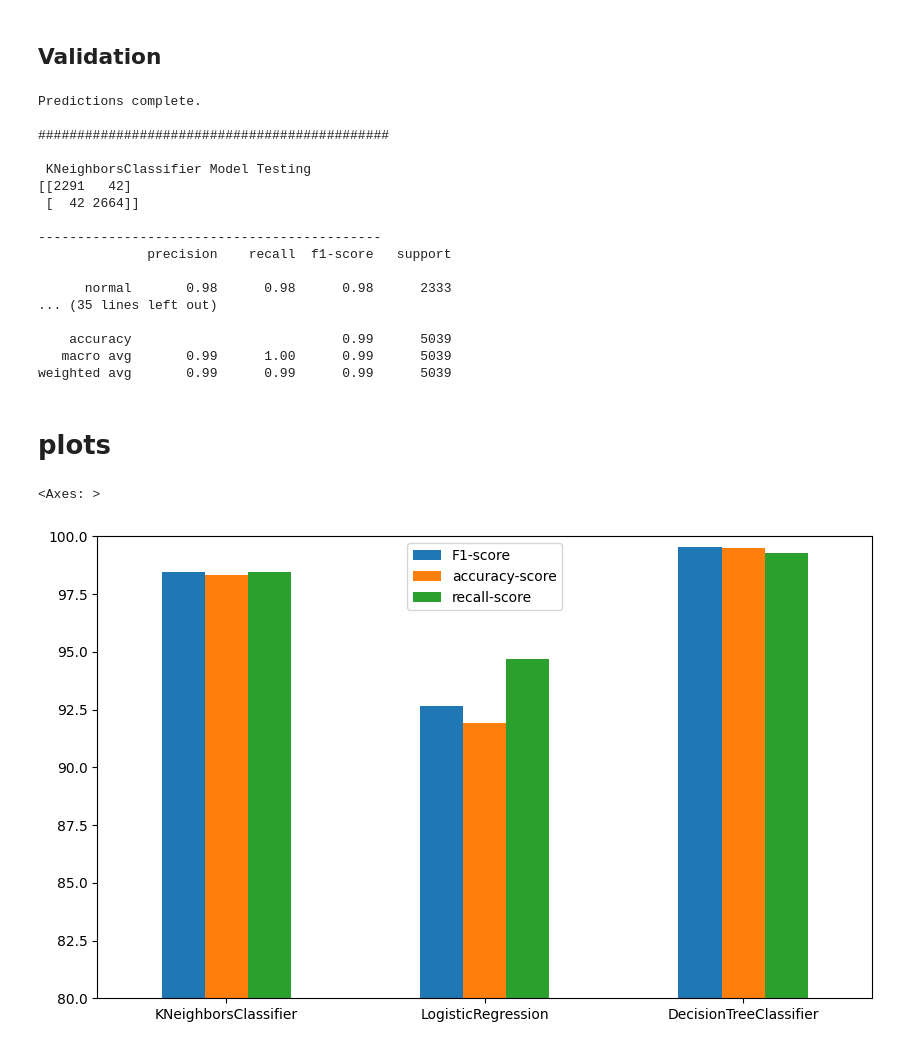
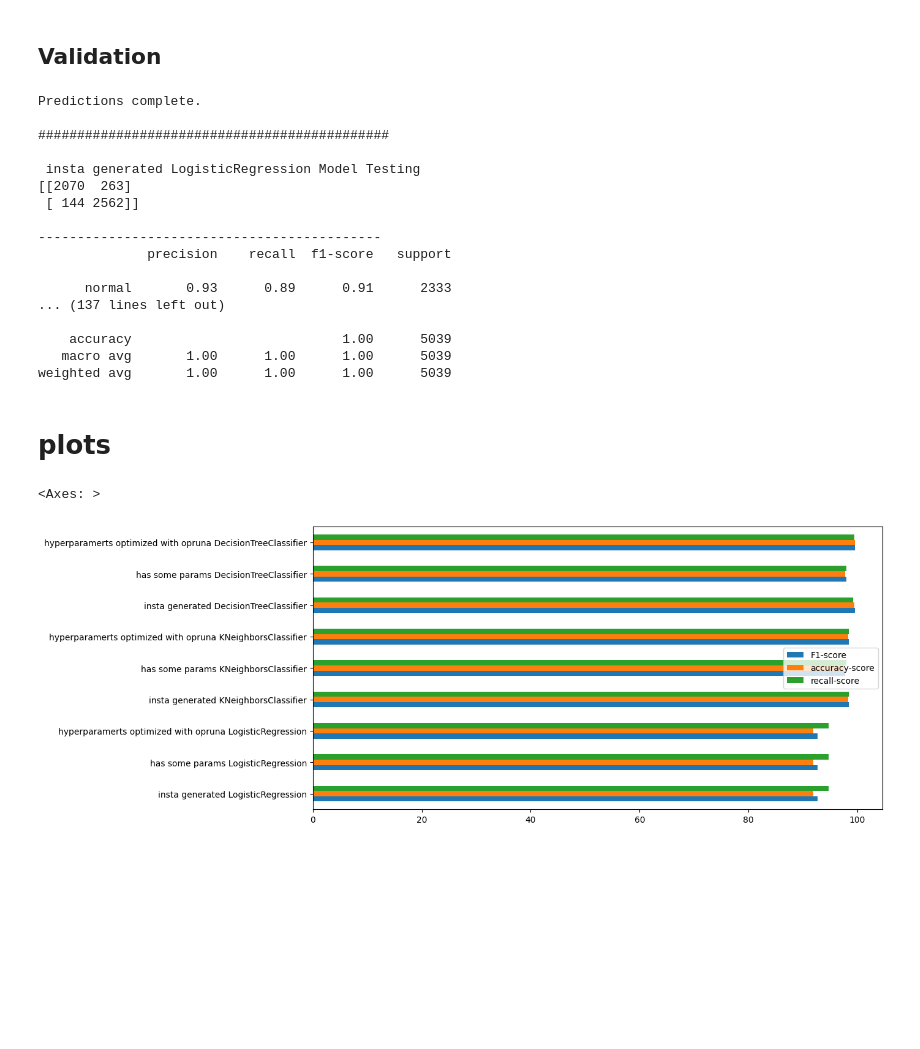
Before and after one commit to csosgic/thesis-repo, a Jupyter notebook: listings/py_proc/data.ipynb, the cells around one changed output. Cells and saved outputs as stored; diff of their text form; code cells hidden in the pictures; blank space fills up the shorter version.

```diff
--- a/listings/py_proc/data.ipynb
+++ b/listings/py_proc/data.ipynb
@@ -119,7 +101,9 @@ for col in test_data.columns:
 x = data.drop("class", axis=1)
 y = data["class"]
 
-rfe = RFE(RandomForestClassifier(), n_features_to_select=10)
+rf_model = RandomForestClassifier()
+
+rfe = RFE(rf_model, n_features_to_select=10)
 rfe = rfe.fit(x, y)
 
 feature_map = [(i, v) for i, v in itertools.zip_longest(rfe.get_support(), x.columns)]
@@ -300,21 +308,21 @@ WITH optuna hyperparameter optimization
 # %% [markdown]
 ## Decision Tree Classifier
 # %%
-model = DecisionTreeClassifier(criterion ="entropy", max_depth = 4)
+no_optuna_dt_model = DecisionTreeClassifier(criterion ="entropy", max_depth = 4)
 start_time = time.time()
-model.fit(x, y.values.ravel())
+no_optuna_dt_model.fit(x, y.values.ravel())
 end_time = time.time()
 print("\tTraining time: ", end_time-start_time)
 
 
 start_time = time.time()
-y_test_pred = model.predict(x)
+y_test_pred = no_optuna_dt_model.predict(x)
 end_time = time.time()
 print("\tTesting time: ", end_time-start_time)
 
 
-dt_no_optuna_score= model.score(x, y)
-dt_no_optuna_test_score= model.score(x_test, y_test)
+dt_no_optuna_score= no_optuna_dt_model.score(x, y)
+dt_no_optuna_test_score= no_optuna_dt_model.score(x_test, y_test)
 
 print("\ttraining score : ", dt_no_optuna_score)
 print("\ttesting  score : ", dt_no_optuna_test_score)
@@ -339,10 +347,10 @@ study_dt.optimize(tree_search, n_trials=30)
 print("\t", study_dt.best_trial)
 
 
-dt = DecisionTreeClassifier(max_features = study_dt.best_trial.params['dt_max_features'], max_depth = study_dt.best_trial.params['dt_max_depth'])
-dt.fit(x, y)
+dt_model = DecisionTreeClassifier(max_features = study_dt.best_trial.params['dt_max_features'], max_depth = study_dt.best_trial.params['dt_max_depth'])
+dt_model.fit(x, y)
 
-dt_score, dt_test_score = dt.score(x, y), dt.score(x_test, y_test)
+dt_score, dt_test_score = dt_model.score(x, y), dt_model.score(x_test, y_test)
 
 print(f"\tTrain Score: {dt_score}")
 print(f"\tTest Score: {dt_test_score}")
@@ -460,9 +476,19 @@ KNeighborsClassifier Model Validation
 # %% [markdown]
 ## Validation
 # %%
-models = {'KNeighborsClassifier': KNeighborsClassifier(),
-          'LogisticRegression': LogisticRegression(),
-          'DecisionTreeClassifier': DecisionTreeClassifier()}
+models = {
+    'insta generated LogisticRegression': LogisticRegression(),
+    'has some params LogisticRegression': no_optuna_lr_model,
+    'hyperparamerts optimized with opruna LogisticRegression': lr_model,
+
+    'insta generated KNeighborsClassifier': KNeighborsClassifier(),
+    'has some params KNeighborsClassifier': no_optuna_KKN_model,
+    'hyperparamerts optimized with opruna KNeighborsClassifier': KNN_model,
+
+    'insta generated DecisionTreeClassifier': DecisionTreeClassifier(),
+    'has some params DecisionTreeClassifier': no_optuna_dt_model,
+    'hyperparamerts optimized with opruna DecisionTreeClassifier': dt_model
+    }
 
 
 
@@ -487,27 +513,27 @@ Predictions complete.
 
 #############################################
 
- KNeighborsClassifier Model Testing
-[[2291   42]
- [  42 2664]]
+ insta generated LogisticRegression Model Testing
+[[2070  263]
+ [ 144 2562]]
 
 --------------------------------------------
               precision    recall  f1-score   support
 
-      normal       0.98      0.98      0.98      2333
-... (35 lines left out)
+      normal       0.93      0.89      0.91      2333
+... (137 lines left out)
 
-    accuracy                           0.99      5039
-   macro avg       0.99      1.00      0.99      5039
-weighted avg       0.99      0.99      0.99      5039
+    accuracy                           1.00      5039
+   macro avg       1.00      1.00      1.00      5039
+weighted avg       1.00      1.00      1.00      5039
 # %% [markdown]
 # plots
 # %%
-f1s = {}
+bars = {}
 for name in models:
-    f1s[name]= [f1_score(y_test, preds[name]), accuracy_score(y_test, preds[name]), recall_score(y_test, preds[name])]
-f1s1=pd.DataFrame(f1s.values(),index=f1s.keys(),columns=["F1-score", "accuracy-score", "recall-score"])*100
-f1s1.plot(kind = "bar",  ylim=[80,100], figsize=(10,6), rot=0)
+    bars[name]= [f1_score(y_test, preds[name]), accuracy_score(y_test, preds[name]), recall_score(y_test, preds[name])]
+bars1=pd.DataFrame(bars.values(),index=bars.keys(),columns=["F1-score", "accuracy-score", "recall-score"])*100
+bars1.plot(kind = "barh",  ylim=[80,100], figsize=(12,6), rot=0)
 # %% [output]
 <Axes: >
-[figure, old version]
+[figure, new version]
```
Also changed, not shown: parts of 13 cells of this notebook, 9 other files.
